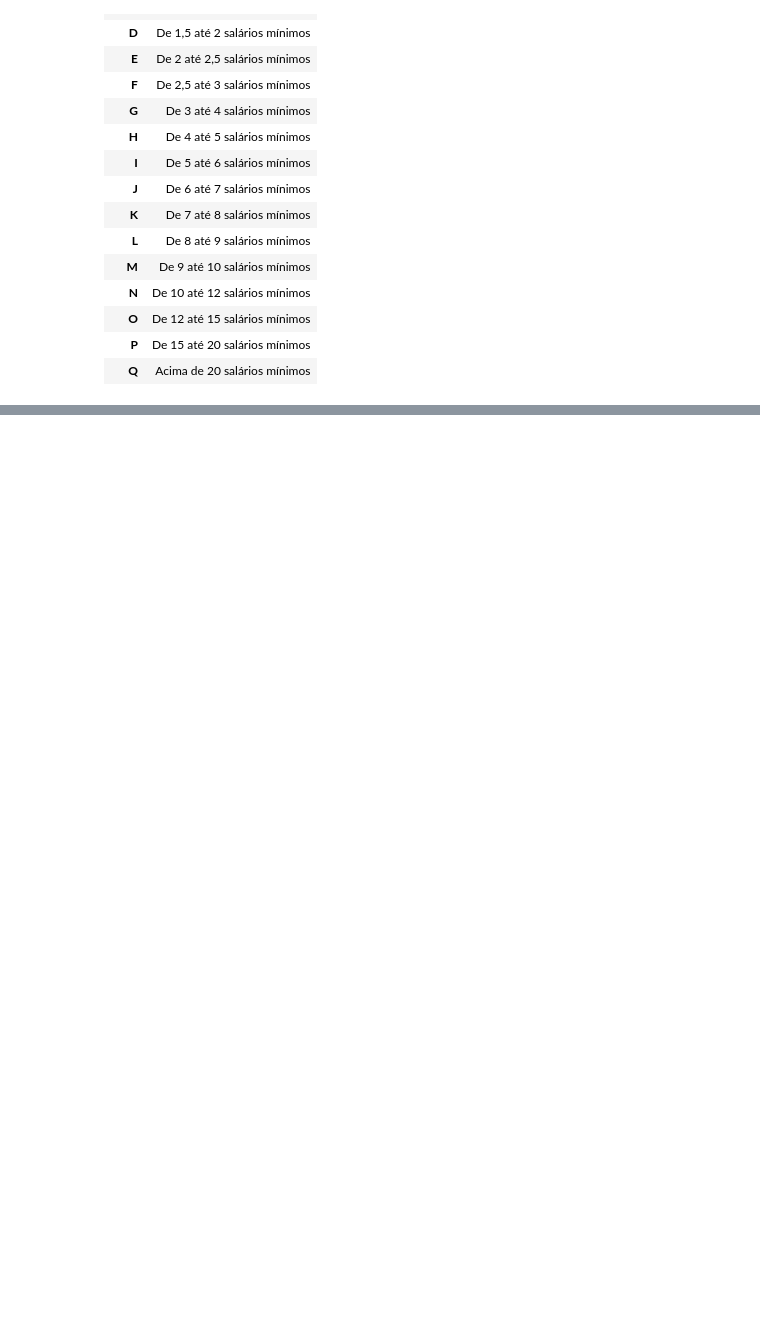
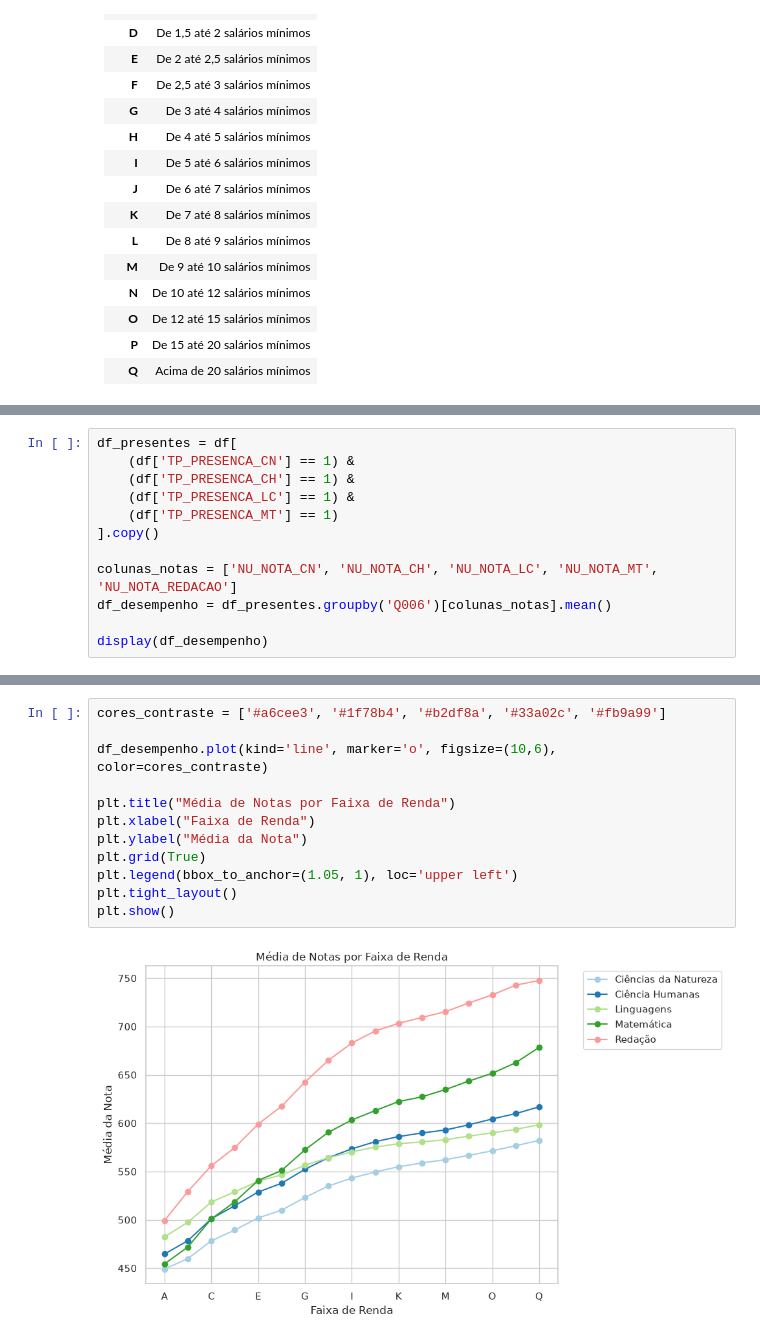
Before and after one commit to CoderAugusto/enem-data-dashboard, a Jupyter notebook: notebooks/01_exploracao_inicial.ipynb, the cells around one changed output, grey strips where cells are left out. Cells and saved outputs as stored; diff of their text form; blank space fills up the shorter version.

Commit message:
Responde Pergunta 2: desempenho acadêmico em relação a renda

```diff
--- a/notebooks/01_exploracao_inicial.ipynb
+++ b/notebooks/01_exploracao_inicial.ipynb
@@ -228,0 +240,12 @@ Além disso, nota-se que a curva de ausência no Dia 02 (Ciências da Natureza e
+# %%
+df_presentes = df[
+    (df['TP_PRESENCA_CN'] == 1) &
+    (df['TP_PRESENCA_CH'] == 1) &
+    (df['TP_PRESENCA_LC'] == 1) &
+    (df['TP_PRESENCA_MT'] == 1)
+].copy()
+
+colunas_notas = ['NU_NOTA_CN', 'NU_NOTA_CH', 'NU_NOTA_LC', 'NU_NOTA_MT', 'NU_NOTA_REDACAO']
+df_desempenho = df_presentes.groupby('Q006')[colunas_notas].mean()
+
+display(df_desempenho)
@@ -228,0 +281,14 @@ Além disso, nota-se que a curva de ausência no Dia 02 (Ciências da Natureza e
+# %%
+cores_contraste = ['#a6cee3', '#1f78b4', '#b2df8a', '#33a02c', '#fb9a99']
+
+df_desempenho.plot(kind='line', marker='o', figsize=(10,6), color=cores_contraste)
+
+plt.title("Média de Notas por Faixa de Renda")
+plt.xlabel("Faixa de Renda")
+plt.ylabel("Média da Nota")
+plt.grid(True)
+plt.legend(bbox_to_anchor=(1.05, 1), loc='upper left')
+plt.tight_layout()
+plt.show()
+# %% [output]
+[figure, added]
```
Also changed, not shown: parts of 8 cells of this notebook.
